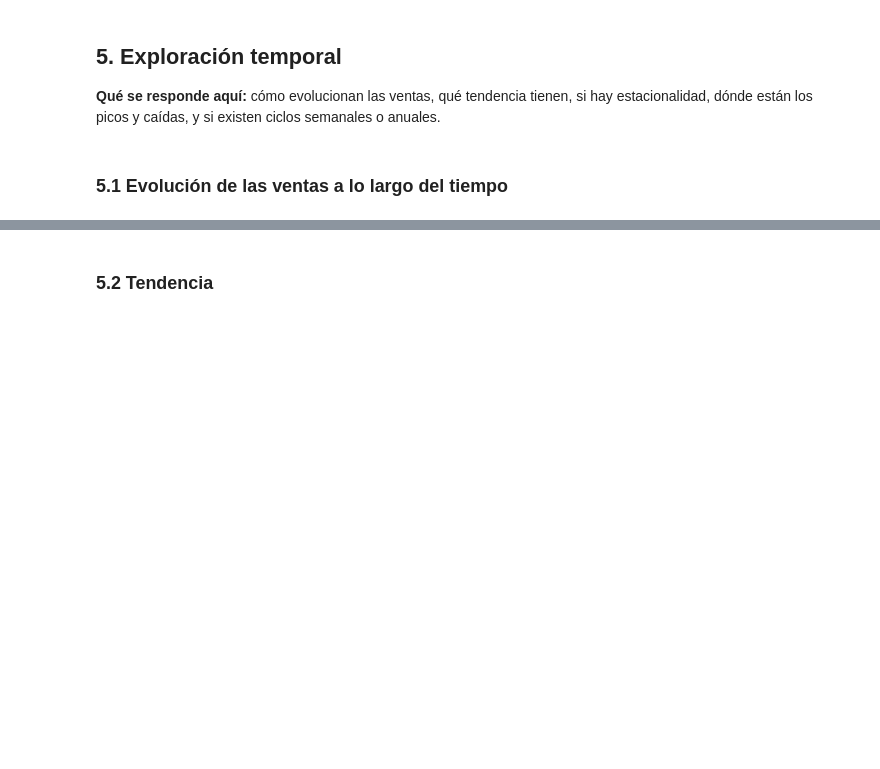
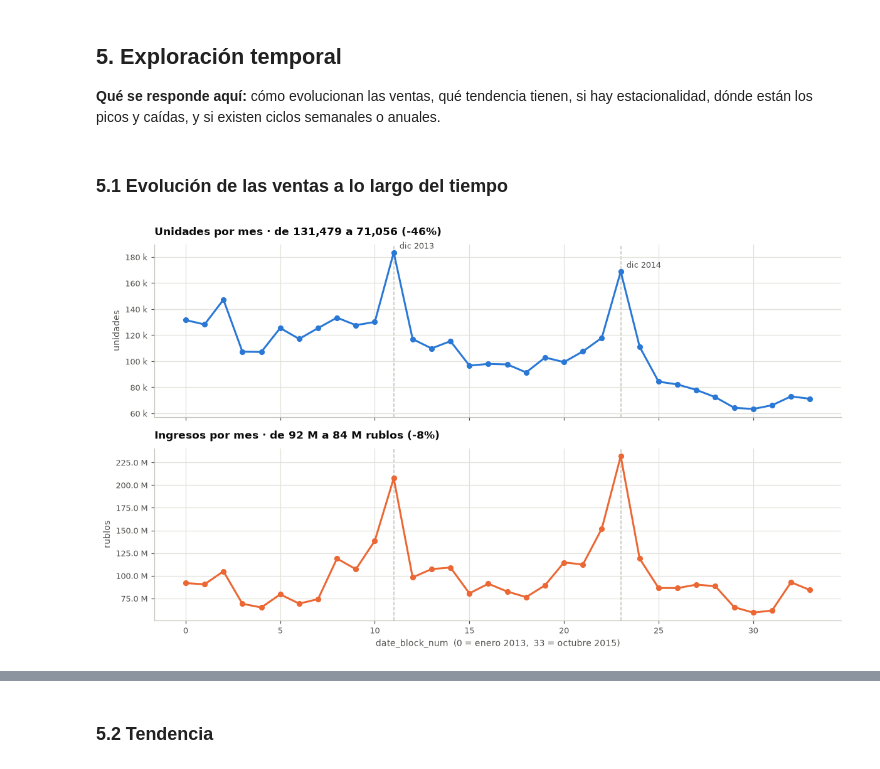
Before and after one commit to dannygarcia-hue/predict_future_sales, a Jupyter notebook: notebooks/01_exploratory_data_analysis.ipynb, the cells around one changed output, grey strips where cells are left out. Cells and saved outputs as stored; diff of their text form; code cells hidden in the pictures; blank space fills up the shorter version.

```diff
--- a/notebooks/01_exploratory_data_analysis.ipynb
+++ b/notebooks/01_exploratory_data_analysis.ipynb
@@ -155,3 +863,35 @@ El dataset no trae columna de ingresos: se construye como `item_price × item_cn
 estacionalidad, dónde están los picos y caídas, y si existen ciclos semanales o anuales.
 # %% [markdown]
 ### 5.1 Evolución de las ventas a lo largo del tiempo
+# %%
+# Unidades e ingresos NO van en el mismo eje: son magnitudes distintas y un eje
+# doble invita a leer cruces que no significan nada. Dos paneles, misma escala de x.
+fig, (a1, a2) = plt.subplots(2, 1, figsize=(11, 6.4), sharex=True)
+x = por_mes.index
+
+a1.plot(x, por_mes.unidades, color=AZUL, marker="o")
+a1.set_ylabel("unidades")
+a1.yaxis.set_major_formatter(FMT)
+a1.set_title(f"Unidades por mes · de {por_mes.unidades.iloc[0]:,.0f} a "
+             f"{por_mes.unidades.iloc[-1]:,.0f} ({por_mes.unidades.iloc[-1] / por_mes.unidades.iloc[0] - 1:+.0%})")
+
+a2.plot(x, por_mes.ingresos, color=NARANJA, marker="o")
+a2.set_ylabel("rublos")
+a2.set_xlabel("date_block_num  (0 = enero 2013,  33 = octubre 2015)")
+a2.yaxis.set_major_formatter(FMT)
+a2.set_title(f"Ingresos por mes · de {por_mes.ingresos.iloc[0] / 1e6:,.0f} M a "
+             f"{por_mes.ingresos.iloc[-1] / 1e6:,.0f} M rublos "
+             f"({por_mes.ingresos.iloc[-1] / por_mes.ingresos.iloc[0] - 1:+.0%})")
+
+for ax in (a1, a2):
+    for m in (11, 23):
+        ax.axvline(m, color=EJE, linewidth=1, linestyle="--", zorder=0)
+a1.annotate("dic 2013", (11, por_mes.unidades.loc[11]), textcoords="offset points",
+            xytext=(6, 4), fontsize=8.5, color=TINTA2)
+a1.annotate("dic 2014", (23, por_mes.unidades.loc[23]), textcoords="offset points",
+            xytext=(6, 4), fontsize=8.5, color=TINTA2)
+fig.tight_layout()
+guarda(fig, "5-1_evolucion")
+plt.show()
+# %% [output]
+[figure, added]
```
Also changed, not shown: parts of 116 cells of this notebook, 1 other file.
